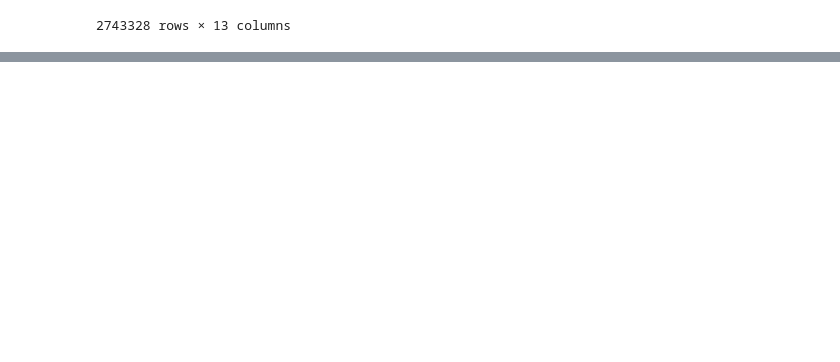
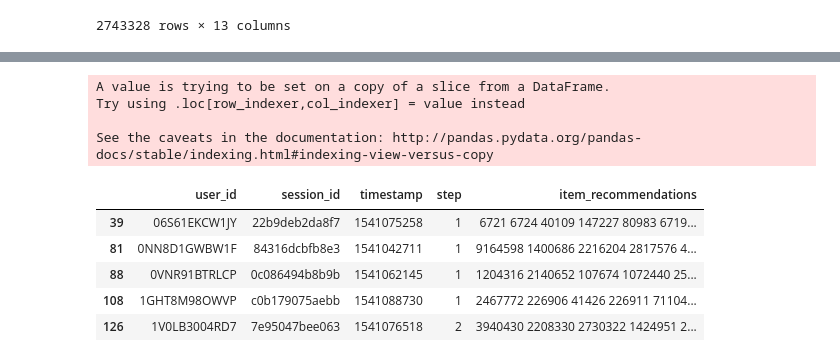
Before and after one commit to D2KLab/touringrec, a Jupyter notebook: SetupScript/Test_analysis.ipynb, the cells around one changed output, grey strips where cells are left out. Cells and saved outputs as stored; diff of their text form; code cells hidden in the pictures; blank space fills up the shorter version.

```diff
--- a/SetupScript/Test_analysis.ipynb
+++ b/SetupScript/Test_analysis.ipynb
@@ -116,3 +116,5 @@ df_recent
 | 2743326 | ZRYLZHWFLXM5 | 88fb00a1effde | 1541507265 | 7 | interaction item image | 8254824 | DE | London, United Kingdom | mobile | ... |
 | 2743327 | ZRYLZHWFLXM5 | 88fb00a1effde | 1541507265 | 8 | interaction item deals | 8254824 | DE | London, United Kingdom | mobile | ... |
 2743328 rows × 13 columns
+# %%
+df_sub = get_submission_target(df_recent)
@@ -118,0 +140,17 @@ df_recent
+# %%
+df_predicted = df_sub[df_sub['all_interactions'] != '']
+df_not_predicted = df_sub[df_sub['all_interactions'] == '']
+# %%
+df_not_predicted = complete_prediction(df_not_predicted)
+df_not_predicted.head()
+# %% [output]
+A value is trying to be set on a copy of a slice from a DataFrame.
+Try using .loc[row_indexer,col_indexer] = value instead
+
+See the caveats in the documentation: http://pandas.pydata.org/pandas-docs/stable/indexing.html#indexing-view-versus-copy
+|  | user_id | session_id | timestamp | step | item_recommendations |
+| 39 | 06S61EKCW1JY | 22b9deb2da8f7 | 1541075258 | 1 | 6721 6724 40109 147227 80983 6719... |
+| 81 | 0NN8D1GWBW1F | 84316dcbfb8e3 | 1541042711 | 1 | 9164598 1400686 2216204 2817576 4... |
+| 88 | 0VNR91BTRLCP | 0c086494b8b9b | 1541062145 | 1 | 1204316 2140652 107674 1072440 25... |
+| 108 | 1GHT8M98OWVP | c0b179075aebb | 1541088730 | 1 | 2467772 226906 41426 226911 71104... |
+| 126 | 1V0LB3004RD7 | 7e95047bee063 | 1541076518 | 2 | 3940430 2208330 2730322 1424951 2... |
```
Also changed, not shown: parts of 6 cells of this notebook, 1 other file.
